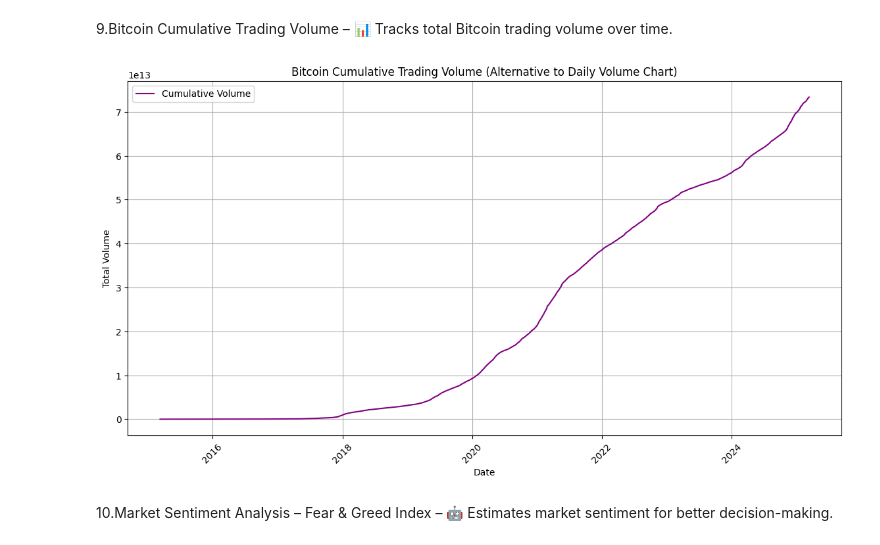
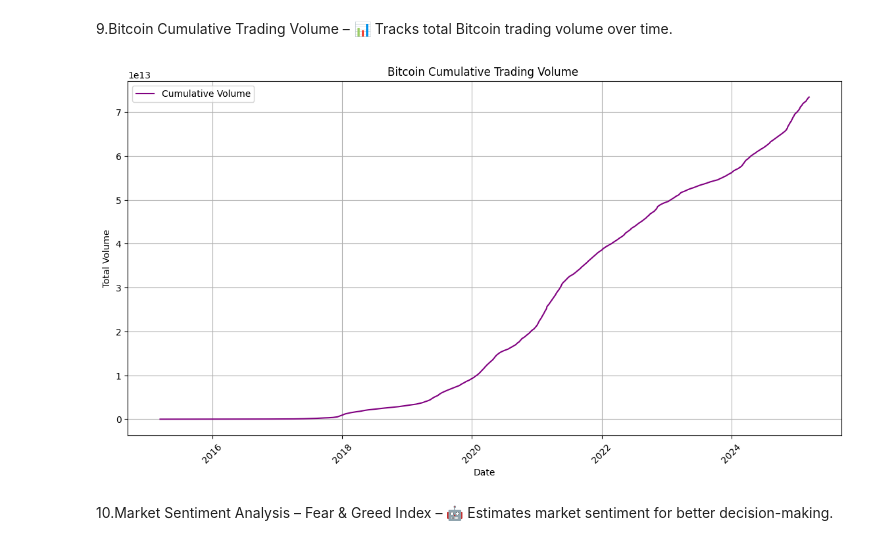
Before and after one commit to Dharmendra123rj/Crypto-Price-Predictor, a Jupyter notebook: Data_Visualization.ipynb, the cells around one changed output. Drawn from its saved outputs; the diff is of its cells as text; code cells hidden in the pictures.

```diff
--- a/Data_Visualization.ipynb
+++ b/Data_Visualization.ipynb
@@ -191,22 +191,22 @@ plt.show()
 # %%
 # ✅ Step 1: Calculate Cumulative Volume
 btc_data["Cumulative Volume"] = btc_data["Volume"].cumsum()
 
 # ✅ Step 2: Plot Cumulative Volume
 plt.figure(figsize=(14, 7))
 plt.plot(btc_data.index, btc_data["Cumulative Volume"], label="Cumulative Volume", color="purple")
 
 # ✅ Step 3: Customize Labels
 plt.xlabel("Date")
 plt.ylabel("Total Volume")
-plt.title("Bitcoin Cumulative Trading Volume (Alternative to Daily Volume Chart)")
+plt.title("Bitcoin Cumulative Trading Volume ")
 plt.legend()
 plt.xticks(rotation=45)
 plt.grid()
 
 plt.show()
 # %% [output]
-[figure, old version]
+[figure, new version]
 # %% [markdown]
 10.Market Sentiment Analysis – Fear & Greed Index – 🤖 Estimates market sentiment for better decision-making.
 # %%
```
Also changed, not shown: parts of 7 cells of this notebook, 3 other files.
